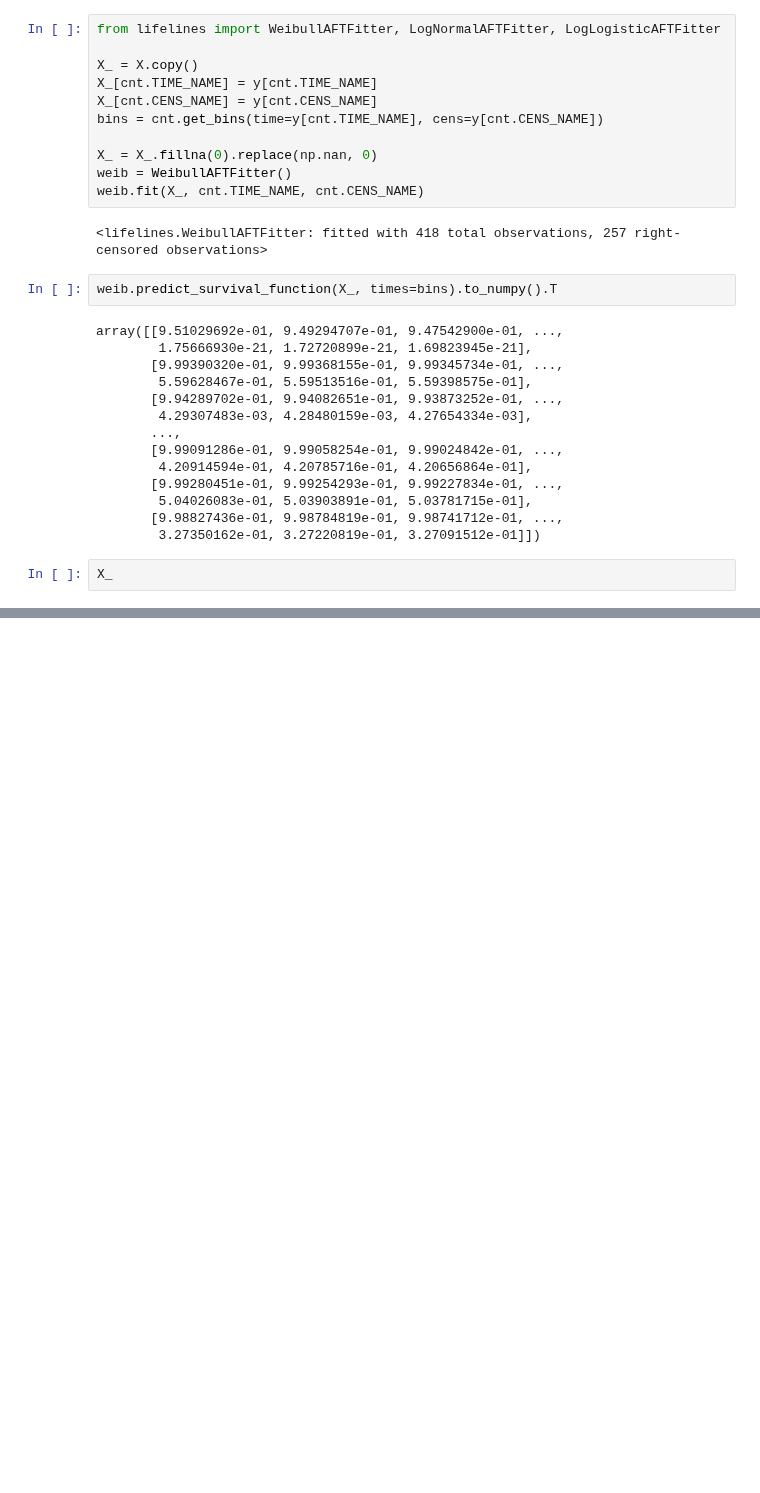
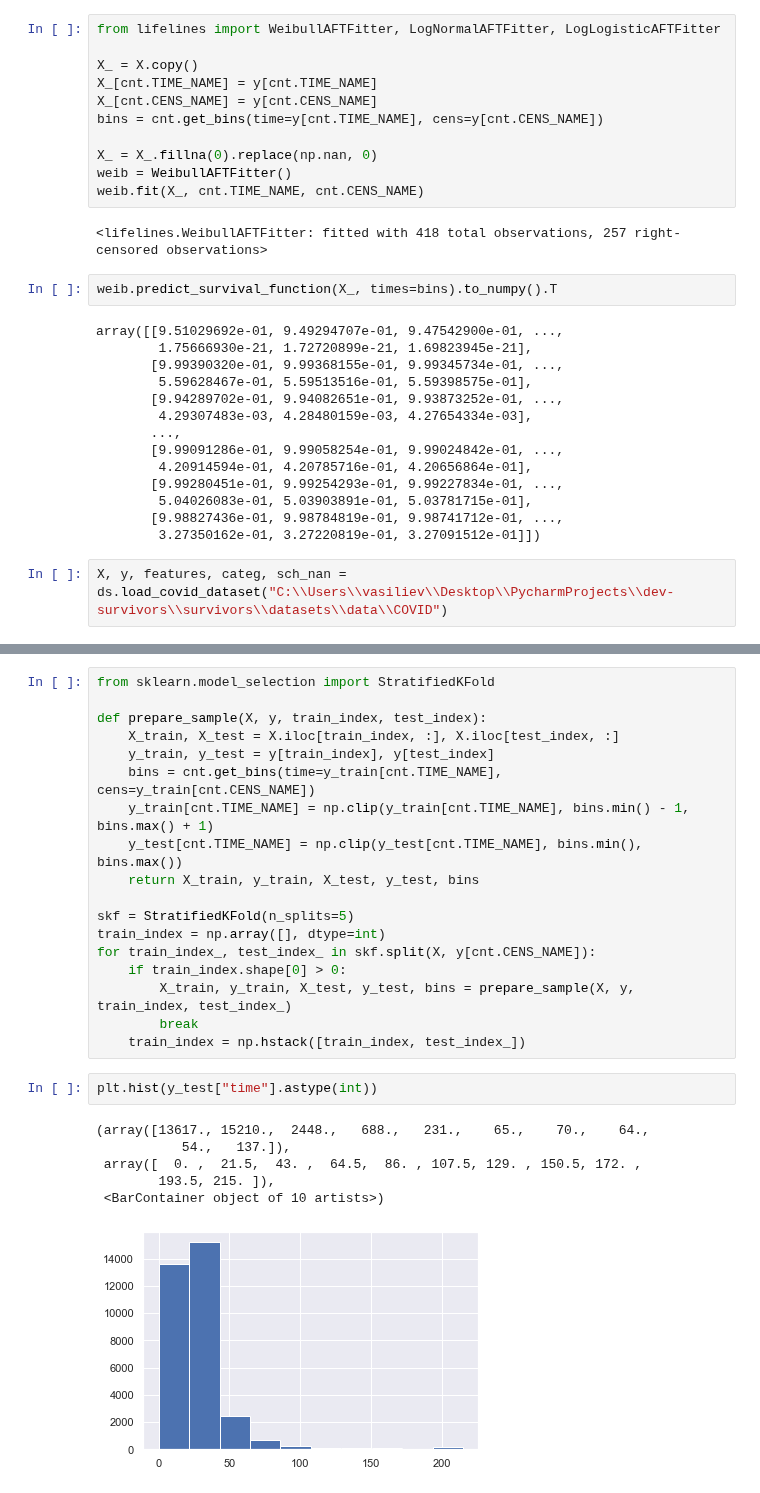
Before and after one commit to iuliivasilev/dev-survivors, a Jupyter notebook: demonstration/TheoryPerformanceExplaining.ipynb, the cells around one changed output, grey strips where cells are left out. Saved outputs shown, nothing was run; the diff lists cells and outputs as text; blank space fills up the shorter version.

```diff
--- a/demonstration/TheoryPerformanceExplaining.ipynb
+++ b/demonstration/TheoryPerformanceExplaining.ipynb
@@ -126,4 +126,4 @@ array([[9.51029692e-01, 9.49294707e-01, 9.47542900e-01, ...,
        [9.98827436e-01, 9.98784819e-01, 9.98741712e-01, ...,
         3.27350162e-01, 3.27220819e-01, 3.27091512e-01]])
 # %%
-X_
+X, y, features, categ, sch_nan = ds.load_covid_dataset("C:\\Users\\vasiliev\\Desktop\\PycharmProjects\\dev-survivors\\survivors\\datasets\\data\\COVID")
@@ -129,0 +164,27 @@ X_
+# %%
+from sklearn.model_selection import StratifiedKFold
+
+def prepare_sample(X, y, train_index, test_index):
+    X_train, X_test = X.iloc[train_index, :], X.iloc[test_index, :]
+    y_train, y_test = y[train_index], y[test_index]
+    bins = cnt.get_bins(time=y_train[cnt.TIME_NAME], cens=y_train[cnt.CENS_NAME])
+    y_train[cnt.TIME_NAME] = np.clip(y_train[cnt.TIME_NAME], bins.min() - 1, bins.max() + 1)
+    y_test[cnt.TIME_NAME] = np.clip(y_test[cnt.TIME_NAME], bins.min(), bins.max())
+    return X_train, y_train, X_test, y_test, bins
+
+skf = StratifiedKFold(n_splits=5)
+train_index = np.array([], dtype=int)
+for train_index_, test_index_ in skf.split(X, y[cnt.CENS_NAME]):
+    if train_index.shape[0] > 0:
+        X_train, y_train, X_test, y_test, bins = prepare_sample(X, y, train_index, test_index_)
+        break
+    train_index = np.hstack([train_index, test_index_])
+# %%
+plt.hist(y_test["time"].astype(int))
+# %% [output]
+(array([13617., 15210.,  2448.,   688.,   231.,    65.,    70.,    64.,
+           54.,   137.]),
+ array([  0. ,  21.5,  43. ,  64.5,  86. , 107.5, 129. , 150.5, 172. ,
+        193.5, 215. ]),
+ <BarContainer object of 10 artists>)
+[figure, added]
```
Also changed, not shown: parts of 8 cells of this notebook.
